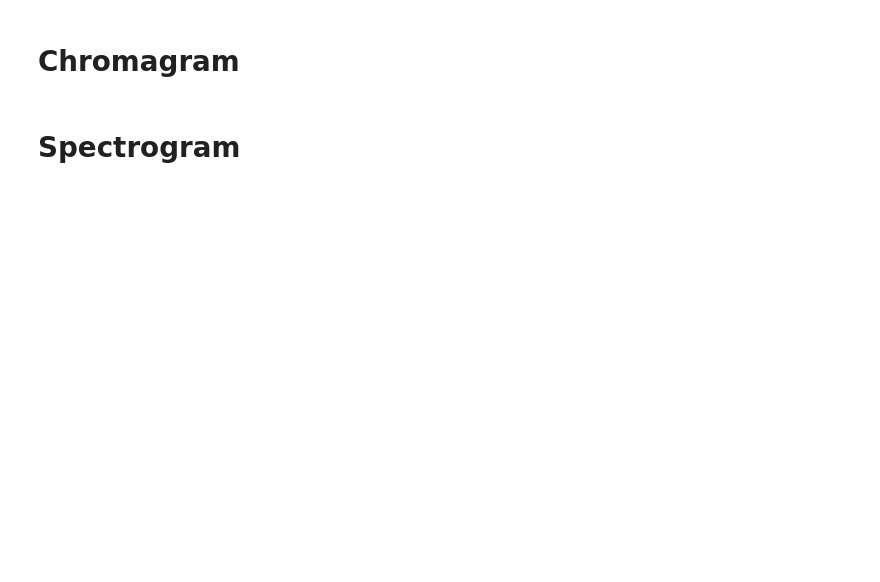
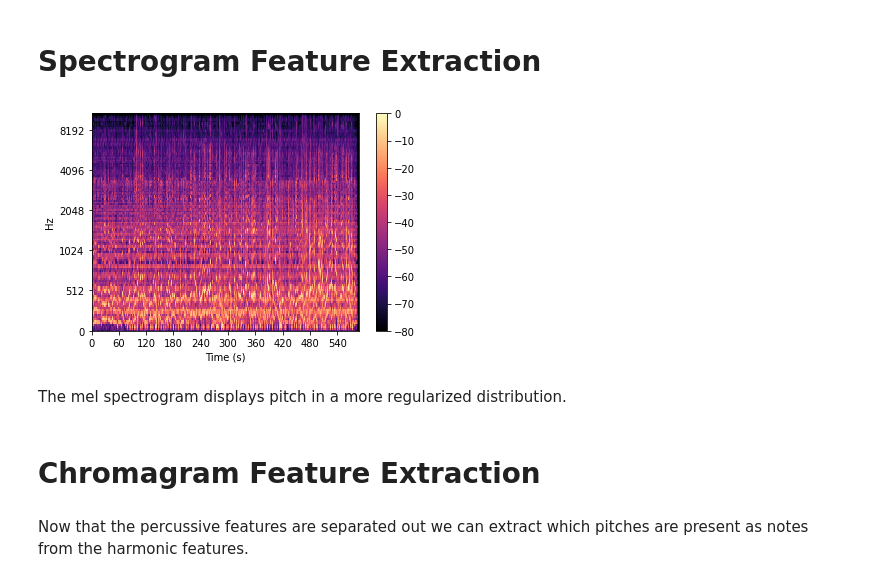
Before and after one commit to chettkulkarni/MusicTutor_Model_Building, a Jupyter notebook: Feature_Extraction.ipynb, the cells around one changed output. Saved outputs shown, nothing was run; the diff lists cells and outputs as text; code cells hidden in the pictures; blank space fills up the shorter version.

```diff
--- a/Feature_Extraction.ipynb
+++ b/Feature_Extraction.ipynb
@@ -73,5 +94,36 @@ from tensorflow.keras import layers
+# %% [markdown]
+# Spectrogram Feature Extraction
+# %%
+genres = raagList
+for g in genres:
+    pathlib.Path(f'/content/img_data/{g}').mkdir(parents=True, exist_ok=True)
+    for filename in os.listdir(f'/content/drive/MyDrive/SplitSongs/{g}'):
+        print(g,filename)
+        if filename=='.ipynb_checkpoints' or filename=='.DS_Store':
+          continue
+        songname = f'/content/drive/MyDrive/SplitSongs/{g}/{filename}'
+        y, sr = librosa.load(songname, mono=True)
+        plt.figure(figsize=(15,5))
+        spec=librosa.feature.melspectrogram(y=y,sr=sr)
+        librosa.display.specshow(spec)
+
+        path1='/content/img_data/'+g
+        plt.savefig(path1+'/{}png'.format(filename[:-3]))
+        plt.clf()
+# %%
+y, sr = librosa.load(SAMPLEDATA_PATH, mono=True)
+spec = librosa.feature.melspectrogram(y=y, sr=sr)
+db_spec = librosa.power_to_db(spec, ref=np.max,)
+librosa.display.specshow(db_spec,y_axis='mel', x_axis='s', sr=sr)
+plt.colorbar();
+# %% [output]
+[figure, added]
+# %% [markdown]
+The mel spectrogram displays pitch in a more regularized distribution.
 # %% [markdown]
-# Chromagram
+# Chromagram Feature Extraction
+# %% [markdown]
+Now that the percussive features are separated out we can extract which pitches are present as notes from the harmonic features.
 # %%
 genres = raagList
 for g in genres:
@@ -88,5 +140,3 @@ for g in genres:
         path1='/content/img_data/'+g
         plt.savefig(path1+'/{}png'.format(filename[:-3]))
         plt.clf()
-# %% [markdown]
-# Spectrogram
```
Also changed, not shown: parts of 9 cells of this notebook.
